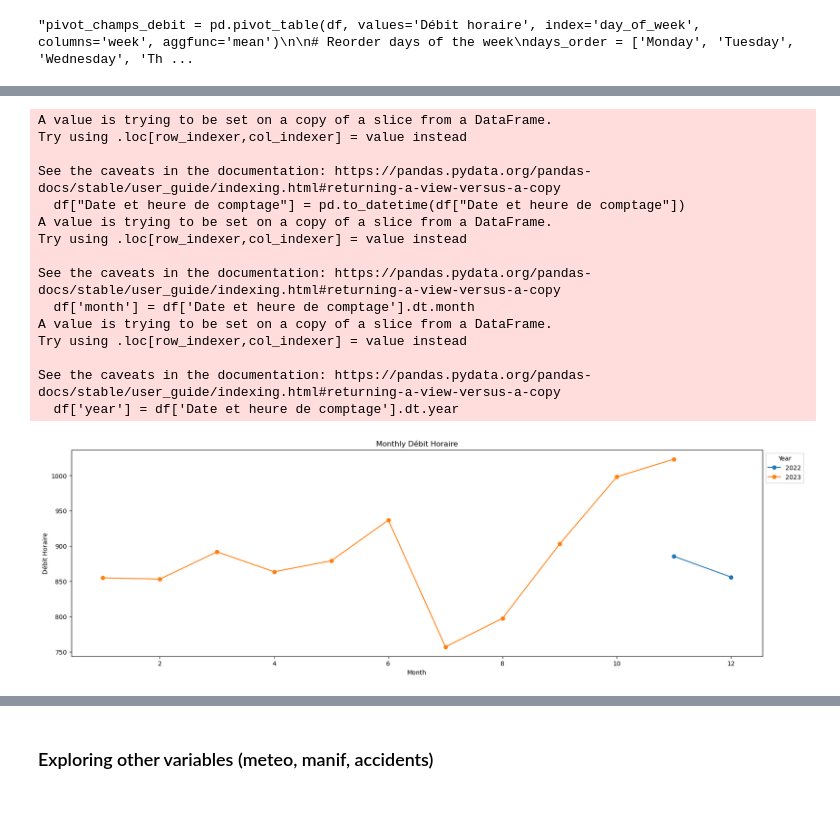
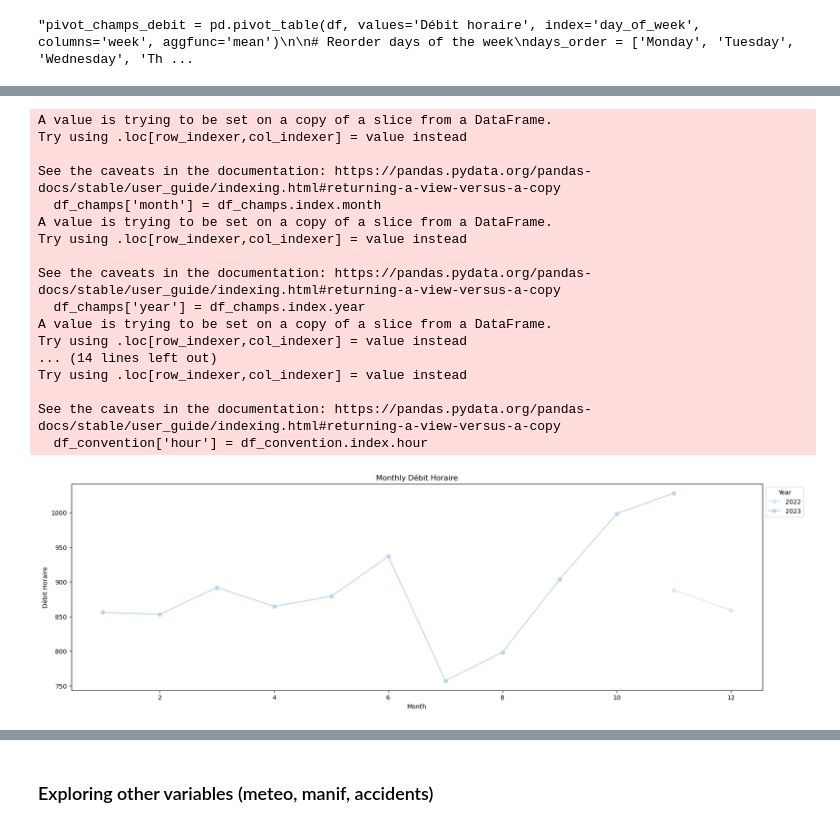
Before and after one commit to Ara-ban/BCG, a Jupyter notebook: notebook.ipynb, the cells around one changed output, grey strips where cells are left out. Cells and saved outputs as stored; diff of their text form; code cells hidden in the pictures.

```diff
--- a/notebook.ipynb
+++ b/notebook.ipynb
@@ -122,6 +119,10 @@ Try using .loc[row_indexer,col_indexer] = value instead
 See the caveats in the documentation: https://pandas.pydata.org/pandas-docs/stable/user_guide/indexing.html#returning-a-view-versus-a-copy
   df_sts['week'] = df_sts['Date et heure de comptage'].dt.isocalendar().week
 "pivot_champs_debit = pd.pivot_table(df, values='Débit horaire', index='day_of_week', columns='week', aggfunc='mean')\n\n# Reorder days of the week\ndays_order = ['Monday', 'Tuesday', 'Wednesday', 'Th ...
+# %%
+df_champs.set_index('Date et heure de comptage',inplace=True)
+df_convention.set_index('Date et heure de comptage',inplace=True)
+df_sts.set_index('Date et heure de comptage',inplace=True)
 # %%
 avg_day_debit_champs={}
 avg_day_taux_champs={}
@@ -228,9 +241,0 @@ df_champs['Débit horaire'].mean()
-# %%
-df_champs['Date et heure de comptage']=pd.to_datetime(df_champs['Date et heure de comptage'],utc=True)
-df_champs=df_champs.set_index('Date et heure de comptage')
-
-df_convention['Date et heure de comptage']=pd.to_datetime(df_convention['Date et heure de comptage'],utc=True)
-df_convention=df_convention.set_index('Date et heure de comptage')
-
-df_sts['Date et heure de comptage']=pd.to_datetime(df_chdf_stsamps['Date et heure de comptage'],utc=True)
-df_sts=df_sts.set_index('Date et heure de comptage')
@@ -237,36 +262,42 @@ df_sts=df_sts.set_index('Date et heure de comptage')
 # %%
 
+df_champs['month'] = df_champs.index.month
+df_champs['year'] = df_champs.index.year
+df_champs['hour'] = df_champs.index.hour
 
-df_champs["Date et heure de comptage"] = pd.to_datetime(df_champs["Date et heure de comptage"])
-df_champs['month'] = df_champs['Date et heure de comptage'].dt.month
-df_champs['year'] = df_champs['Date et heure de comptage'].dt.year
+df_convention['month'] = df_convention.index.month
+df_convention['year'] = df_convention.index.year
+df_convention['hour'] = df_convention.index.hour
+
 
 pivot = pd.pivot_table(df_champs, values='Débit horaire', index='month', columns='year', aggfunc='mean')
 
 # Reorder months
 months_order = [1, 2, 3, 4, 5, 6, 7, 8, 9, 10, 11, 12]
 pivot = pivot.reindex(months_order)
 
 pivot.plot(figsize=(20, 6), marker='o')
 plt.title('Monthly Débit Horaire')
 plt.xlabel('Month')
 plt.ylabel('Débit Horaire')
 plt.legend(title='Year', bbox_to_anchor=(1, 1), loc='upper left')
 plt.show()
 # %% [output]
 A value is trying to be set on a copy of a slice from a DataFrame.
 Try using .loc[row_indexer,col_indexer] = value instead
 
 See the caveats in the documentation: https://pandas.pydata.org/pandas-docs/stable/user_guide/indexing.html#returning-a-view-versus-a-copy
-  df["Date et heure de comptage"] = pd.to_datetime(df["Date et heure de comptage"])
+  df_champs['month'] = df_champs.index.month
 A value is trying to be set on a copy of a slice from a DataFrame.
 Try using .loc[row_indexer,col_indexer] = value instead
 
 See the caveats in the documentation: https://pandas.pydata.org/pandas-docs/stable/user_guide/indexing.html#returning-a-view-versus-a-copy
-  df['month'] = df['Date et heure de comptage'].dt.month
+  df_champs['year'] = df_champs.index.year
 A value is trying to be set on a copy of a slice from a DataFrame.
+Try using .loc[row_indexer,col_indexer] = value instead
+... (14 lines left out)
 Try using .loc[row_indexer,col_indexer] = value instead
 
 See the caveats in the documentation: https://pandas.pydata.org/pandas-docs/stable/user_guide/indexing.html#returning-a-view-versus-a-copy
-  df['year'] = df['Date et heure de comptage'].dt.year
+  df_convention['hour'] = df_convention.index.hour
-[figure, old version]
+[figure, new version]
```
Also changed, not shown: parts of 55 cells of this notebook, 5 other files.
